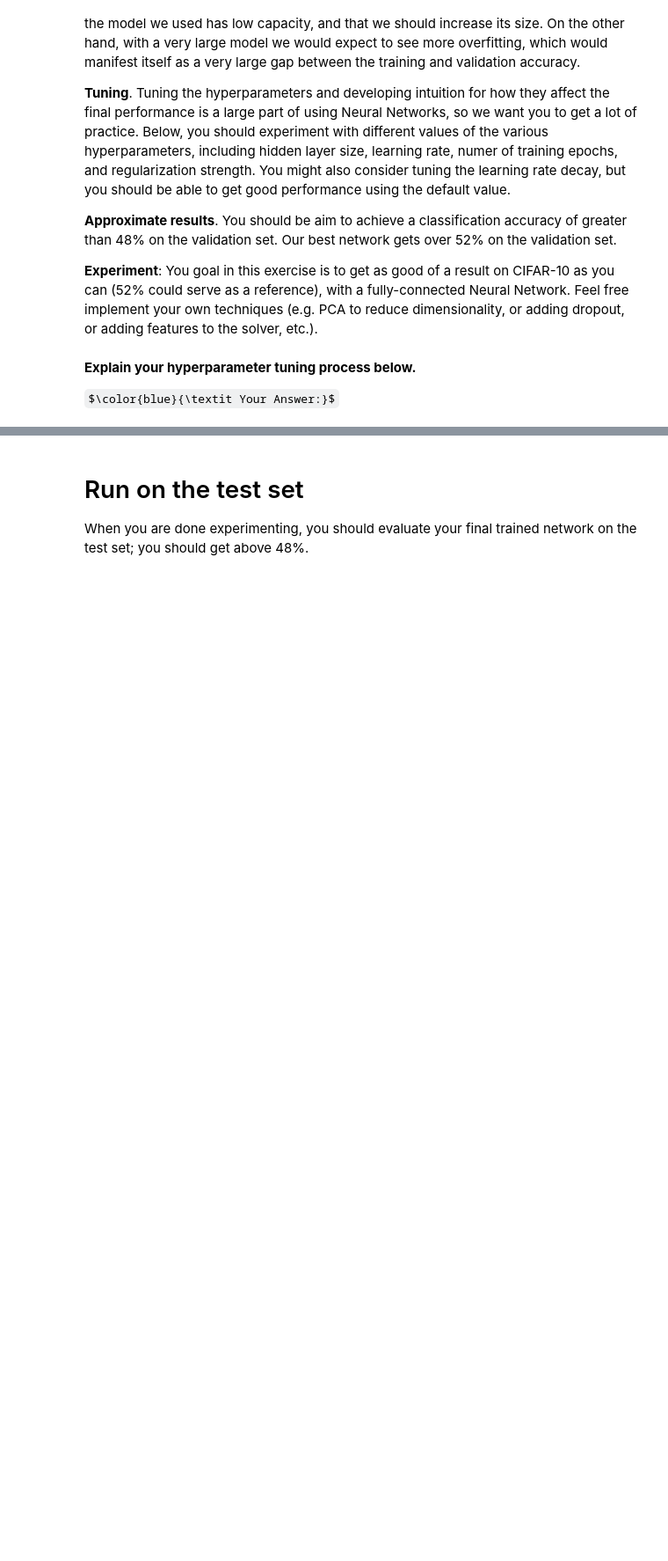
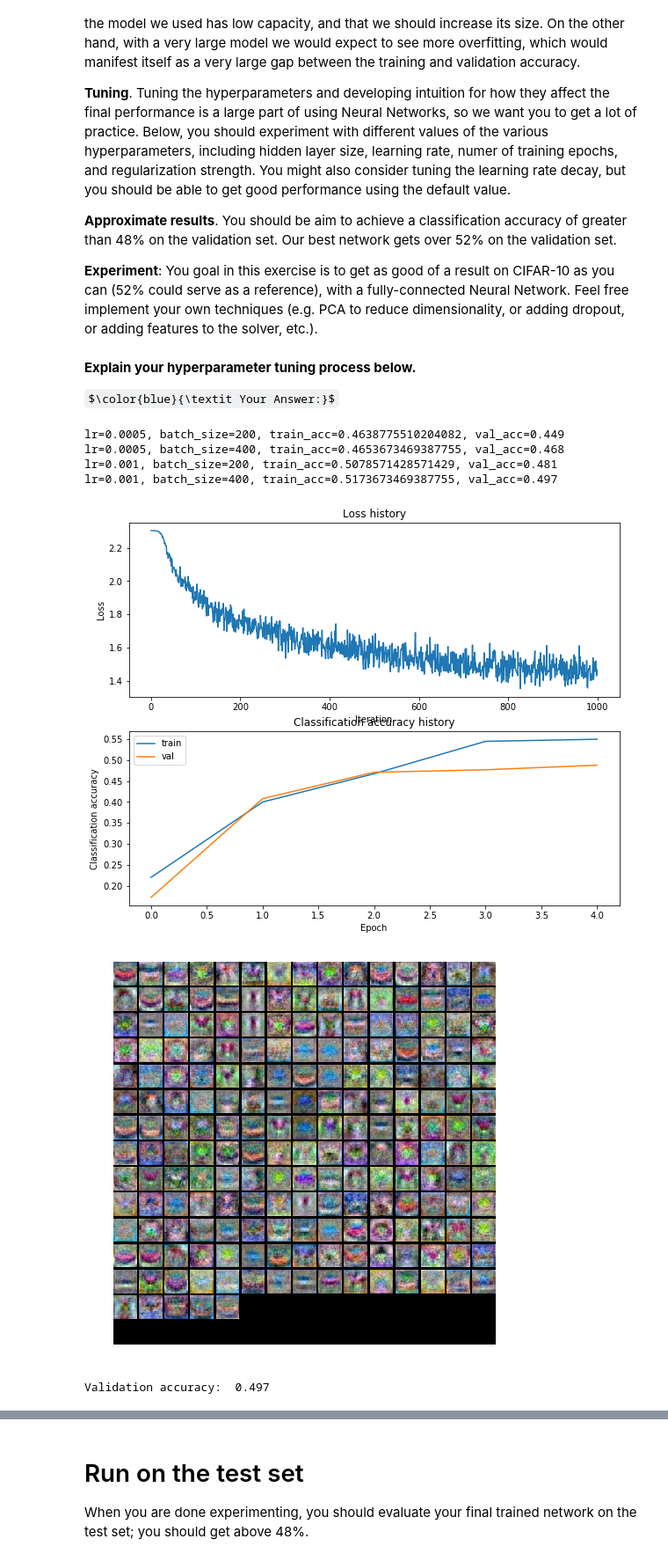
Before and after one commit to cuttle-fish-my/CS280_2023spring_backup, a Jupyter notebook: CS280-Spring23-Assignment1/Homework1_partB/two_layer_net.ipynb, the cells around one changed output, grey strips where cells are left out. Shown at 88% size. Saved outputs shown, nothing was run; the diff lists cells and outputs as text; code cells hidden in the pictures; some formulas as TeX source; blank space fills up the shorter version.

Commit message:
partially finished two-layer-net

```diff
--- a/CS280-Spring23-Assignment1/Homework1_partB/two_layer_net.ipynb
+++ b/CS280-Spring23-Assignment1/Homework1_partB/two_layer_net.ipynb
@@ -297,27 +297,71 @@ $\color{blue}{\textit Your Answer:}$
 # %%
 best_net = None # store the best model into this
 
 #################################################################################
 # TODO: Tune hyperparameters using the validation set. Store your best trained  #
 # model in best_net.                                                            #
 #                                                                               #
 # To help debug your network, it may help to use visualizations similar to the  #
 # ones we used above; these visualizations will have significant qualitative    #
 # differences from the ones we saw above for the poorly tuned network.          #
 #                                                                               #
 # Tweaking hyperparameters by hand can be fun, but you might find it useful to  #
 # write code to sweep through possible combinations of hyperparameters          #
 # automatically like we did on the previous exercises.                          #
 #################################################################################
 # *****START OF YOUR CODE (DO NOT DELETE/MODIFY THIS LINE)*****
+learning_rates = [5e-4, 1e-3]
+batch_size = [200, 400]
+results = {}
+best_val = -1
+best_stats = None
 
-pass
+for lr in learning_rates:
+    for b in batch_size:
+        net = TwoLayerNet(input_size, 200, num_classes)
+        stats = net.train(X_train, y_train, X_val, y_val,
+                    num_iters=1000, batch_size=b,
+                    learning_rate=lr, learning_rate_decay=0.95,
+                    reg=0.25, verbose=False)
+        train_acc = (net.predict(X_train) == y_train).mean()
+        val_acc = (net.predict(X_val) == y_val).mean()
+        results[(lr, b)] = (train_acc, val_acc)
+        if val_acc > best_val:
+            best_val = val_acc
+            best_net = net
+            best_stats = stats
+        print(f"lr={lr}, batch_size={b}, train_acc={train_acc}, val_acc={val_acc}")
 
+plt.subplot(2, 1, 1)
+plt.plot(best_stats['loss_history'])
+plt.title('Loss history')
+plt.xlabel('Iteration')
+plt.ylabel('Loss')
+
+plt.subplot(2, 1, 2)
+plt.plot(best_stats['train_acc_history'], label='train')
+plt.plot(best_stats['val_acc_history'], label='val')
+plt.title('Classification accuracy history')
+plt.xlabel('Epoch')
+plt.ylabel('Classification accuracy')
+plt.legend()
+plt.show()
+
+show_net_weights(best_net)
 # *****END OF YOUR CODE (DO NOT DELETE/MODIFY THIS LINE)*****
+# %% [output]
+lr=0.0005, batch_size=200, train_acc=0.4638775510204082, val_acc=0.449
+lr=0.0005, batch_size=400, train_acc=0.4653673469387755, val_acc=0.468
+lr=0.001, batch_size=200, train_acc=0.5078571428571429, val_acc=0.481
+lr=0.001, batch_size=400, train_acc=0.5173673469387755, val_acc=0.497
+[figure, added]
+[figure, added]
 # %%
 # Print your validation accuracy: this should be above 48%
 val_acc = (best_net.predict(X_val) == y_val).mean()
 print('Validation accuracy: ', val_acc)
+# %% [output]
+Validation accuracy:  0.497
 # %%
 # Visualize the weights of the best network
 show_net_weights(best_net)
```
Also changed, not shown: parts of 2 cells of this notebook.
